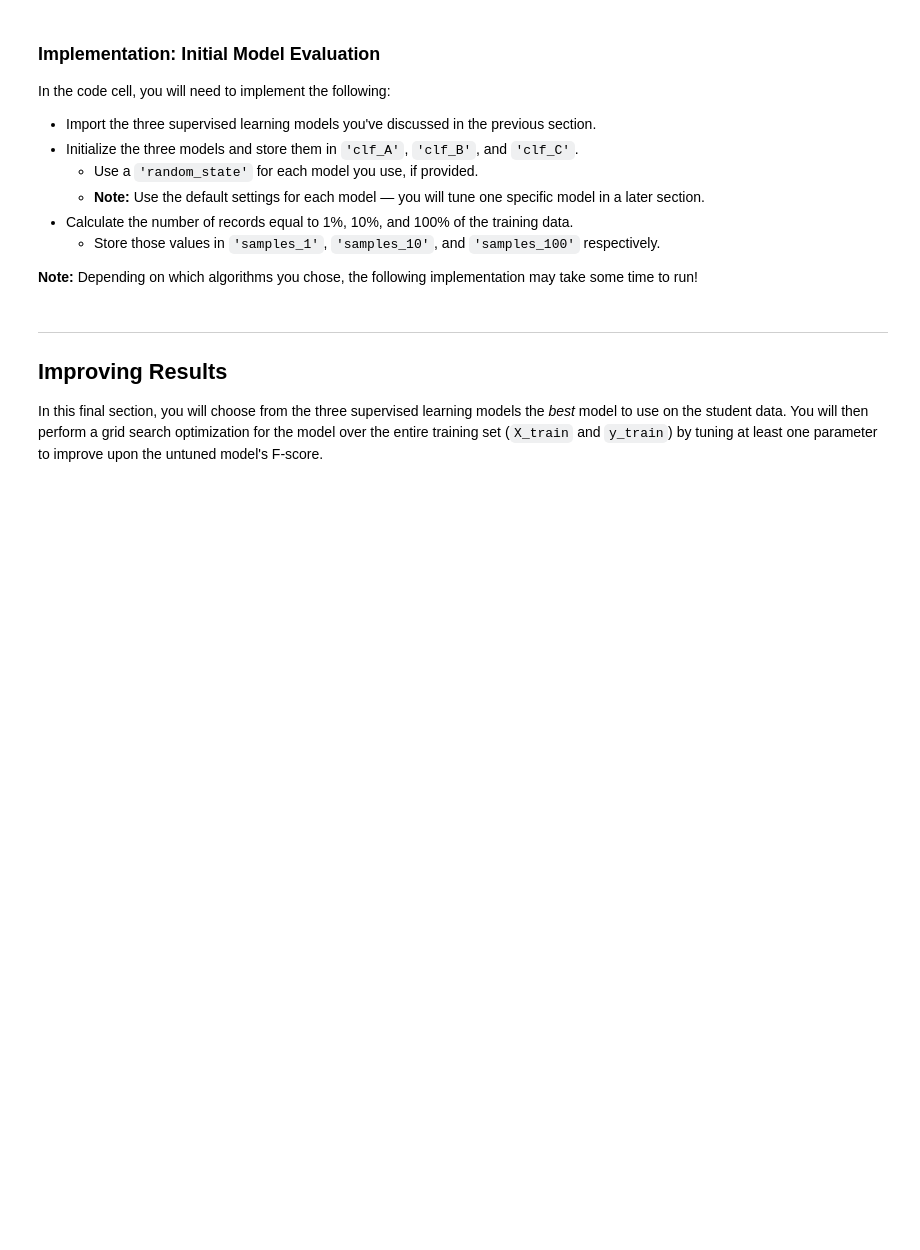
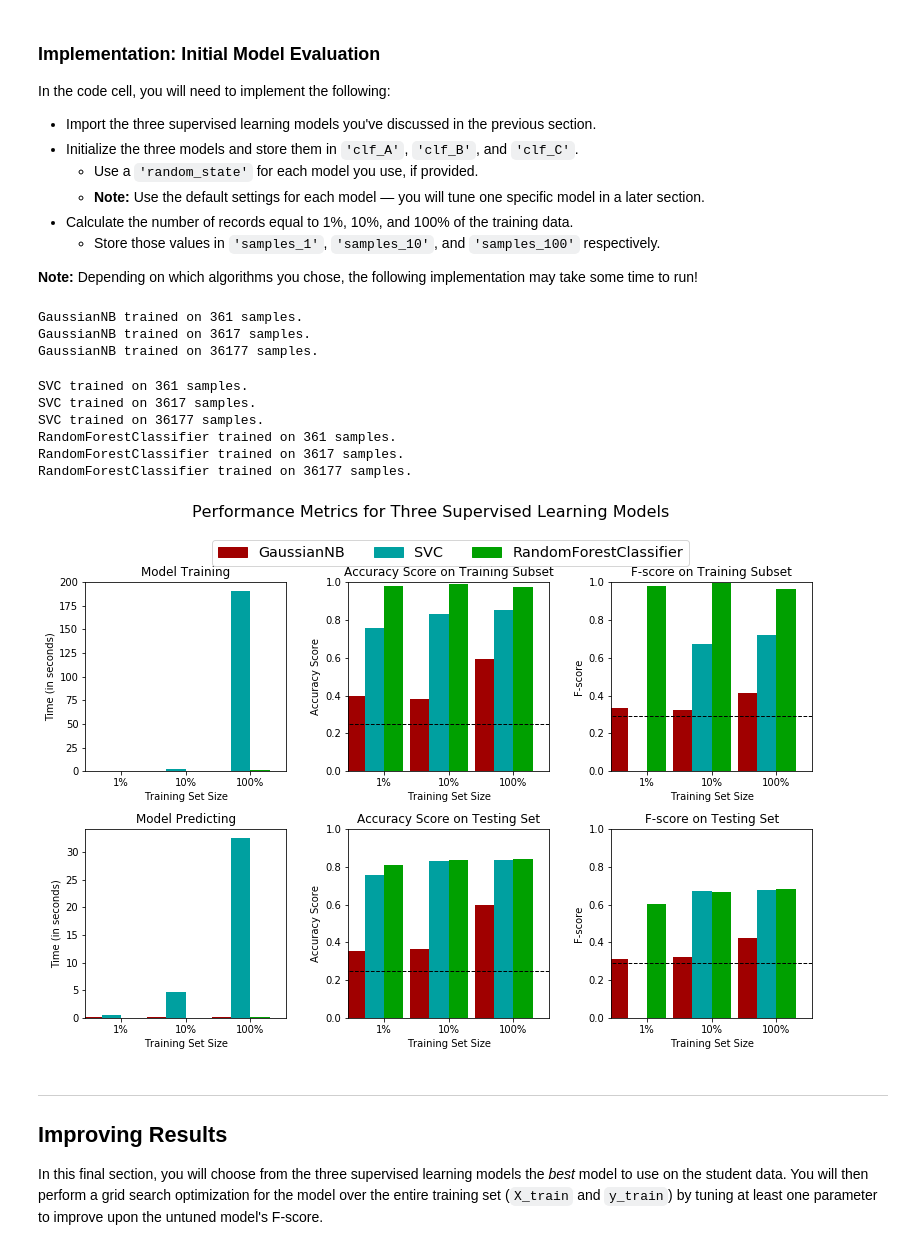
Before and after one commit to kishi001/Udacity_ML_Nanodegree, a Jupyter notebook: finding_donors/finding_donors.ipynb, the cells around one changed output. Drawn from its saved outputs; the diff is of its cells as text; code cells hidden in the pictures; blank space fills up the shorter version.

```diff
--- a/finding_donors/finding_donors.ipynb
+++ b/finding_donors/finding_donors.ipynb
@@ -375,30 +409,45 @@ In the code cell, you will need to implement the following:
 # %%
 # TODO: Import the three supervised learning models from sklearn
+from sklearn.svm import SVC
+from sklearn.ensemble import RandomForestClassifier as rfc
+from sklearn.naive_bayes import GaussianNB as NB
+
 
 # TODO: Initialize the three models
-clf_A = None
-clf_B = None
-clf_C = None
+clf_A = NB()
+clf_B = SVC(random_state=52)
+clf_C = rfc(random_state=42)
 
 # TODO: Calculate the number of samples for 1%, 10%, and 100% of the training data
 # HINT: samples_100 is the entire training set i.e. len(y_train)
 # HINT: samples_10 is 10% of samples_100 (ensure to set the count of the values to be `int` and not `float`)
 # HINT: samples_1 is 1% of samples_100 (ensure to set the count of the values to be `int` and not `float`)
-samples_100 = None
-samples_10 = None
-samples_1 = None
+samples_100 = len(X_train)
+samples_10 = int(len(X_train)*0.1)
+samples_1 = int(len(X_train)*0.01)
 
 # Collect results on the learners
 results = {}
 for clf in [clf_A, clf_B, clf_C]:
     clf_name = clf.__class__.__name__
     results[clf_name] = {}
     for i, samples in enumerate([samples_1, samples_10, samples_100]):
         results[clf_name][i] = \
         train_predict(clf, samples, X_train, y_train, X_test, y_test)
 
 # Run metrics visualization for the three supervised learning models chosen
 vs.evaluate(results, accuracy, fscore)
+# %% [output]
+GaussianNB trained on 361 samples.
+GaussianNB trained on 3617 samples.
+GaussianNB trained on 36177 samples.
+SVC trained on 361 samples.
+SVC trained on 3617 samples.
+SVC trained on 36177 samples.
+RandomForestClassifier trained on 361 samples.
+RandomForestClassifier trained on 3617 samples.
+RandomForestClassifier trained on 36177 samples.
+[figure, added]
 # %% [markdown]
 ----
 ## Improving Results
```
Also changed, not shown: parts of 19 cells of this notebook, 1 other file.
